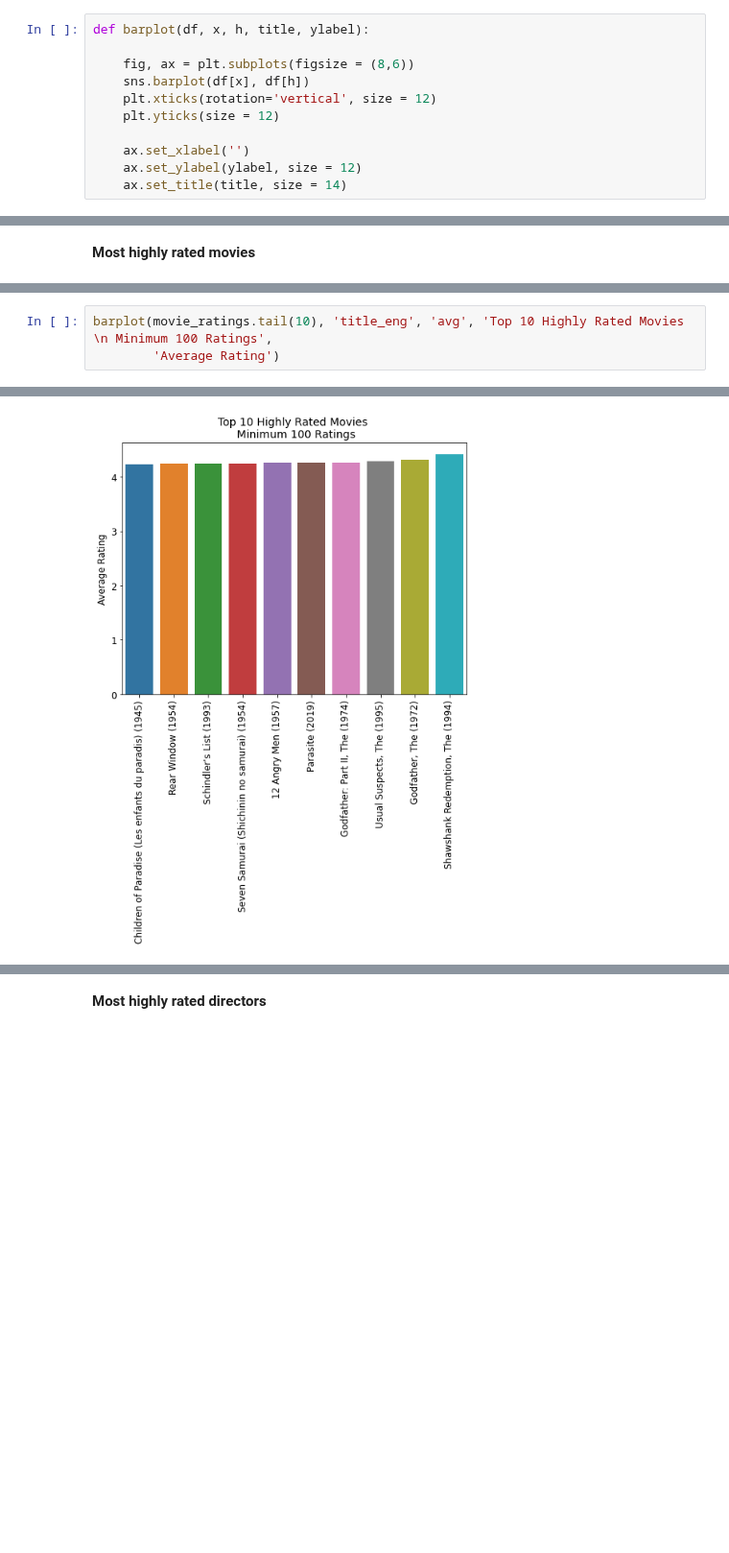
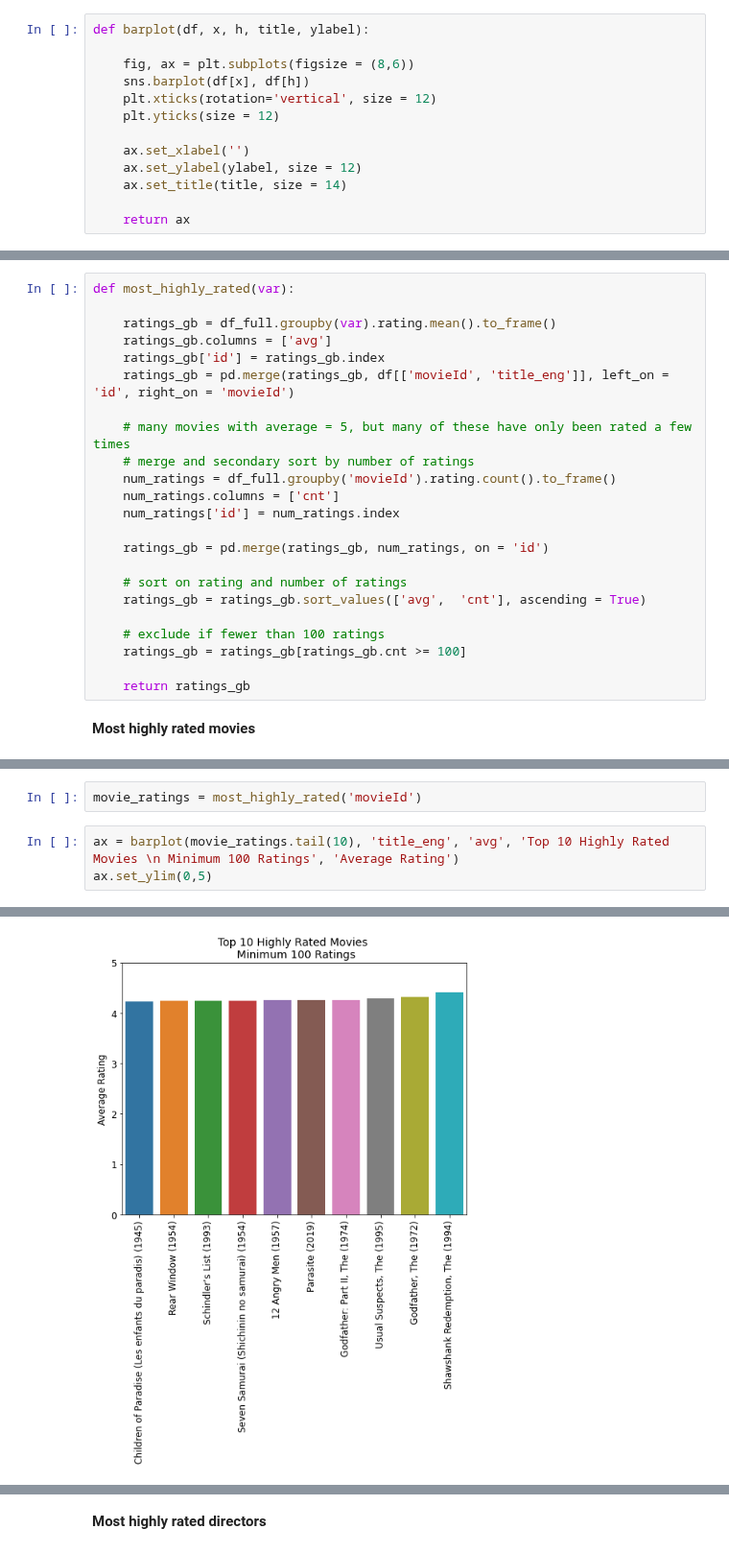
Before and after one commit to GovindBhala/DS5500-Movie-Recommendation-System, a Jupyter notebook: recommendation data exploration.ipynb, the cells around one changed output, grey strips where cells are left out. Shown at 96% size. Cells and saved outputs as stored; diff of their text form; blank space fills up the shorter version.

```diff
--- a/recommendation data exploration.ipynb
+++ b/recommendation data exploration.ipynb
@@ -131,6 +135,8 @@ def barplot(df, x, h, title, ylabel):
     ax.set_xlabel('')
     ax.set_ylabel(ylabel, size = 12)
     ax.set_title(title, size = 14)
+
+    return ax
 # %%
 def cat_list_expand(df, var):
 
@@ -371,5 +378,28 @@ Text(0.5, 1.0, 'Distribution of Ratings')
 [figure]
 # %% [markdown]
 ## Most Highly Rated
+# %%
+def most_highly_rated(var):
+
+    ratings_gb = df_full.groupby(var).rating.mean().to_frame()
+    ratings_gb.columns = ['avg']
+    ratings_gb['id'] = ratings_gb.index
+    ratings_gb = pd.merge(ratings_gb, df[['movieId', 'title_eng']], left_on = 'id', right_on = 'movieId')
+
+    # many movies with average = 5, but many of these have only been rated a few times
+    # merge and secondary sort by number of ratings
+    num_ratings = df_full.groupby('movieId').rating.count().to_frame()
+    num_ratings.columns = ['cnt']
+    num_ratings['id'] = num_ratings.index
+
+    ratings_gb = pd.merge(ratings_gb, num_ratings, on = 'id')
+
+    # sort on rating and number of ratings
+    ratings_gb = ratings_gb.sort_values(['avg',  'cnt'], ascending = True)
+
+    # exclude if fewer than 100 ratings
+    ratings_gb = ratings_gb[ratings_gb.cnt >= 100]
+
+    return ratings_gb
 # %% [markdown]
 __Most highly rated movies__
@@ -399,4 +406,6 @@ movie_ratings = movie_ratings[movie_ratings.cnt >= 100]
+# %%
+movie_ratings = most_highly_rated('movieId')
 # %%
-barplot(movie_ratings.tail(10), 'title_eng', 'avg', 'Top 10 Highly Rated Movies \n Minimum 100 Ratings',
-        'Average Rating')
+ax = barplot(movie_ratings.tail(10), 'title_eng', 'avg', 'Top 10 Highly Rated Movies \n Minimum 100 Ratings', 'Average Rating')
+ax.set_ylim(0,5)
 # %% [output]
@@ -403,3 +413,3 @@ barplot(movie_ratings.tail(10), 'title_eng', 'avg', 'Top 10 Highly Rated Movies
-[figure, old version]
+[figure, new version]
 # %% [markdown]
 __Most highly rated actors__
```
Also changed, not shown: parts of 17 cells of this notebook.
